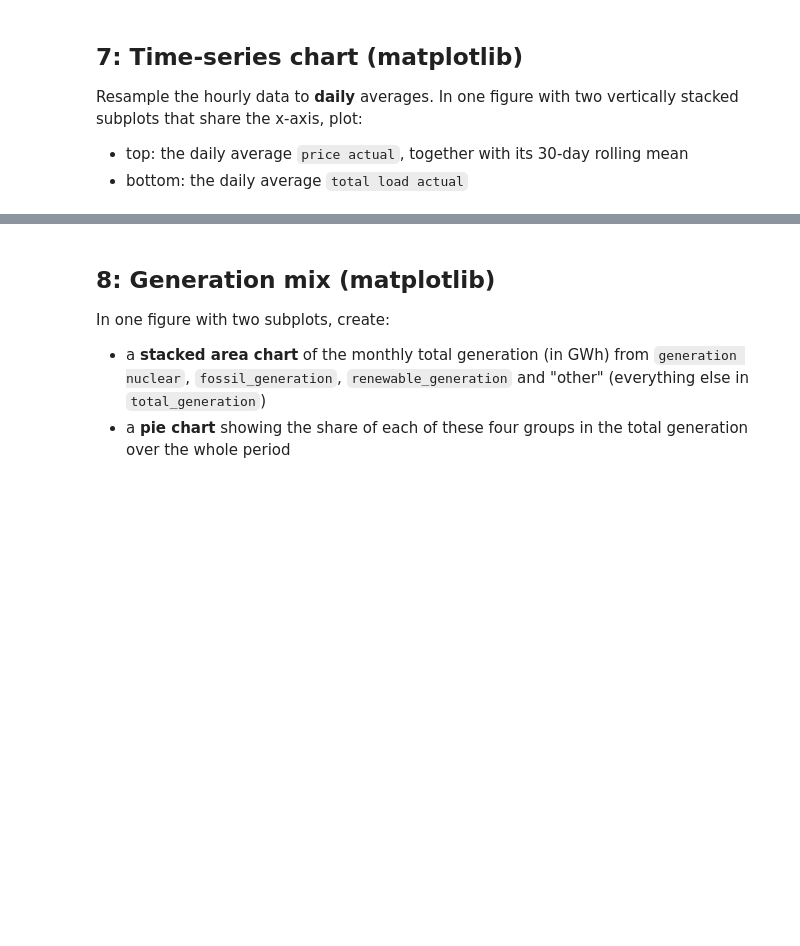
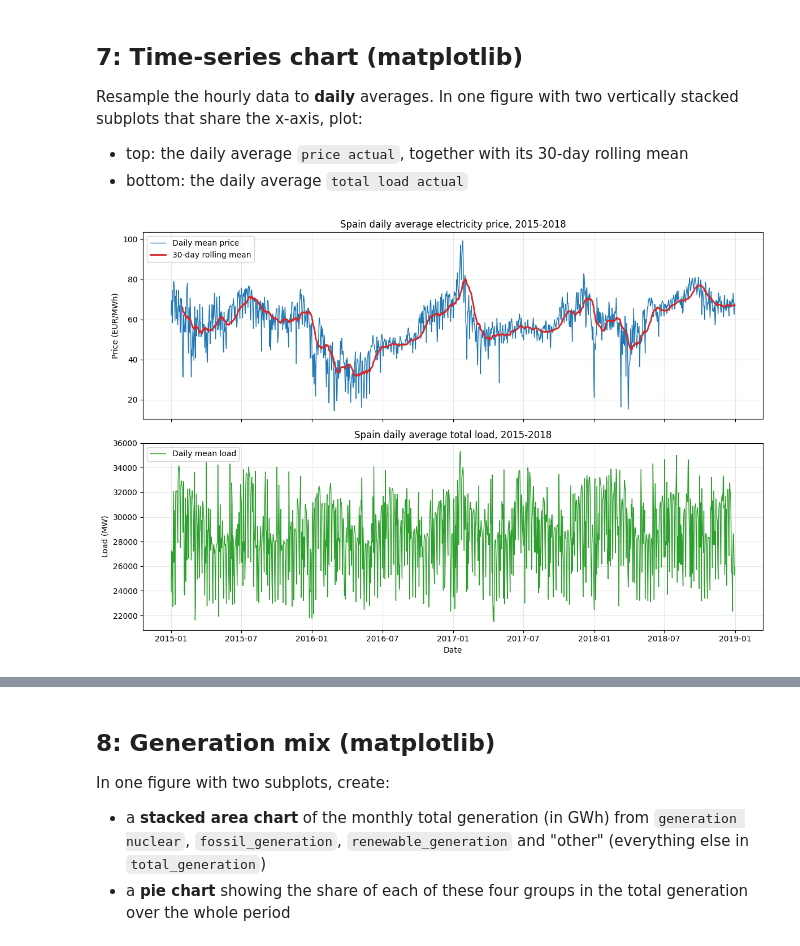
Before and after one commit to shihuidong26/big-data-tb1, a Jupyter notebook: 26040385_1.ipynb, the cells around one changed output, grey strips where cells are left out. Saved outputs shown, nothing was run; the diff lists cells and outputs as text; code cells hidden in the pictures; blank space fills up the shorter version.

```diff
--- a/26040385_1.ipynb
+++ b/26040385_1.ipynb
@@ -159,7 +243,14 @@ Your analysis / interpretation goes here:
 Some columns in `df_clean` might still have a small number of missing values. Handle them using a method that is appropriate for **hourly time-series** data. Print the number of missing values in each column before and after your treatment.
 # %%
 # BEGIN SOLUTION
-# Your code here with comments or explanation
+# Hourly time series: linear interpolation in time keeps the daily cycle
+# (mean-filling would flatten the load curve, dropping rows would break the hourly grid)
+print("Missing values before treatment:")
+print(df_clean.isna().sum().sum(), "cells")
+print(df_clean.isna().sum())
 
+df_clean = df_clean.interpolate(method="time", limit_direction="both")
 
+print("Missing values after treatment:")
+print(df_clean.isna().sum().sum(), "cells")
 # END SOLUTION
@@ -247,9 +459,33 @@ Resample the hourly data to **daily** averages. In one figure with two verticall
 - bottom: the daily average `total load actual`
 # %%
 # BEGIN SOLUTION
-# Your code here with comments or explanation
+import matplotlib.pyplot as plt
 
+# Hourly -> daily averages (a day is the right scale to see seasonal patterns)
+daily = df_clean.resample("D").agg(daily_price=("price actual", "mean"), daily_load=("total load actual", "mean"))
+# 30-day rolling mean smooths the short-term spikes
+daily["price_30d"] = daily["daily_price"].rolling(30).mean()
 
+fig, axes = plt.subplots(2, 1, figsize=(12, 8), sharex=True)
+
+axes[0].plot(daily.index, daily["daily_price"], color="tab:blue", linewidth=1, label="Daily mean price")
+axes[0].plot(daily.index, daily["price_30d"], color="tab:red", linewidth=2, label="30-day rolling mean")
+axes[0].set_title("Spain daily average electricity price, 2015-2018")
+axes[0].set_ylabel("Price (EUR/MWh)")
+axes[0].legend(loc="upper left")
+axes[0].grid(alpha=0.3)
+
+axes[1].plot(daily.index, daily["daily_load"], color="tab:green", linewidth=1, label="Daily mean load")
+axes[1].set_title("Spain daily average total load, 2015-2018")
+axes[1].set_ylabel("Load (MW)")
+axes[1].set_xlabel("Date")
+axes[1].legend(loc="upper left")
+axes[1].grid(alpha=0.3)
+
+fig.tight_layout()
+plt.show()
 # END SOLUTION
+# %% [output]
+[figure, added]
 # %% [markdown]
 #### START.
```
Also changed, not shown: parts of 49 cells of this notebook.
